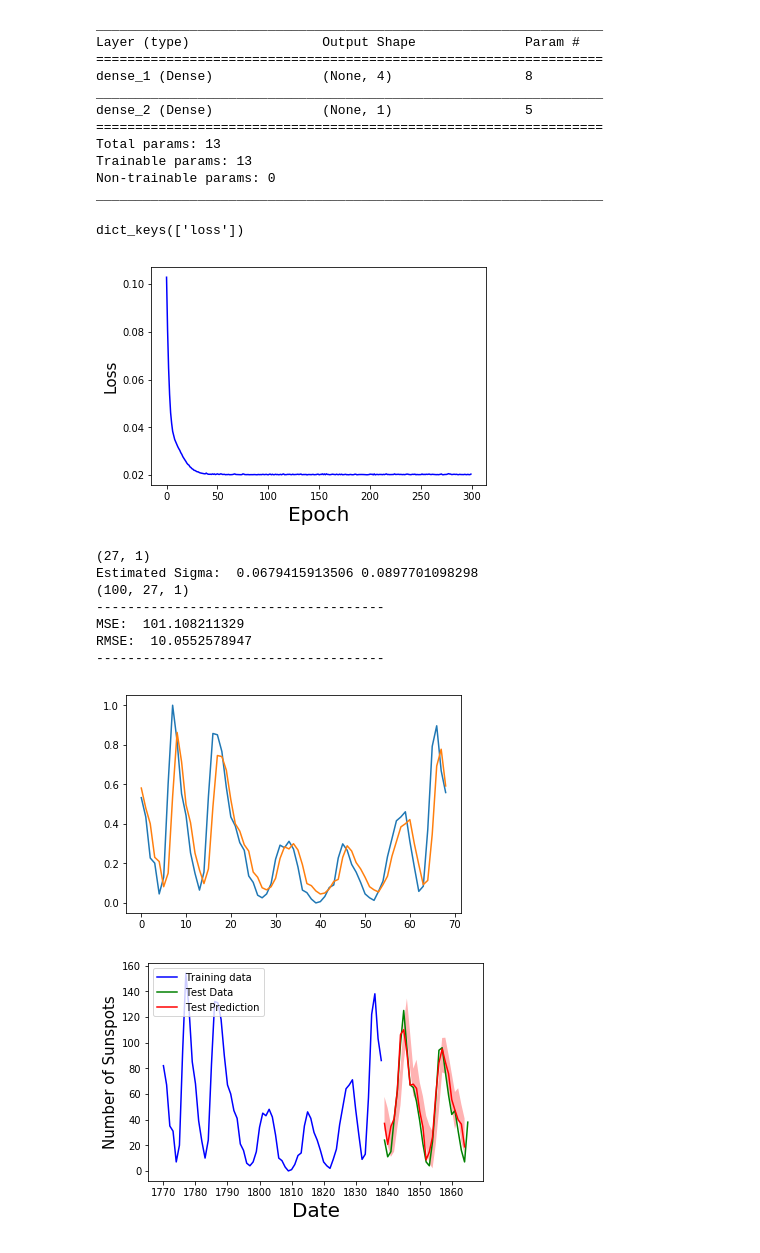
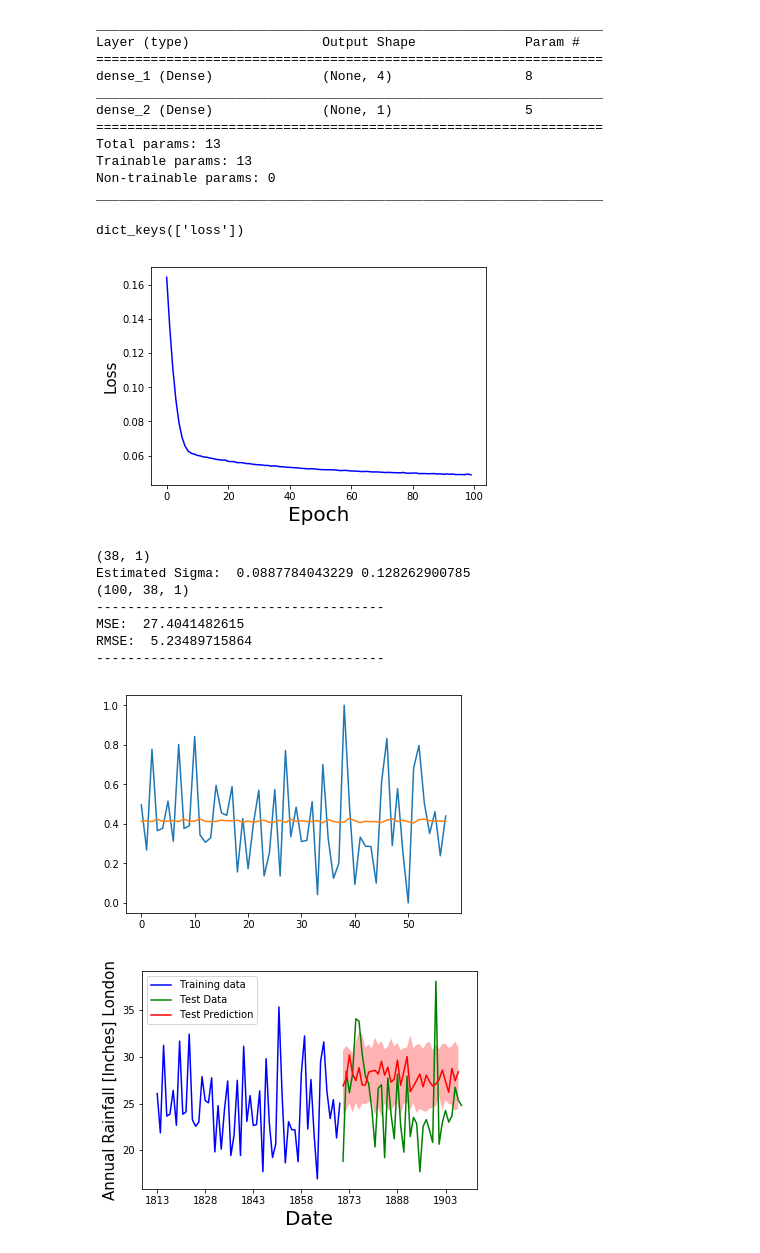
Before and after one commit to OscarJHernandez/udacity_2018_ml_nanodegree, a Jupyter notebook: capstone_project/code/Time Series with FNN.ipynb, the cells around one changed output. Drawn from its saved outputs; the diff is of its cells as text; code cells hidden in the pictures.

```diff
--- a/capstone_project/code/Time Series with FNN.ipynb
+++ b/capstone_project/code/Time Series with FNN.ipynb
@@ -15,8 +15,9 @@ Using TensorFlow backend.
 # %%
 # First we read in the airline passenger
 #fileName = "data/international-airline-passengers.csv"
-fileName = "data/wolfer-sunspot-numbers-1770-to-1.csv"
+#fileName = "data/wolfer-sunspot-numbers-1770-to-1.csv"
 #fileName ='data/EURUSD_15m_BID_01.01.2010-31.12.2016.csv'
+fileName ='data/total-annual-rainfall-in-inches-.csv'
 
 # Load the data
 df = pd.read_csv(fileName, engine='python', skipfooter=3)
@@ -29,6 +30,8 @@ elif(fileName=='data/wolfer-sunspot-numbers-1770-to-1.csv'):
 elif(fileName=='data/EURUSD_15m_BID_01.01.2010-31.12.2016.csv'):
     time_column_name='Time'
     df = df[['Time', 'Close']].copy()
+elif(fileName=='data/total-annual-rainfall-in-inches-.csv'):
+    time_column_name='Year'
 
 df[time_column_name]=pd.to_datetime(df[time_column_name], format='%Y-%m-%d')
 df.set_index([time_column_name], inplace=True)
@@ -58,7 +61,7 @@ elif(fileName=='data/wolfer-sunspot-numbers-1770-to-1.csv'):
     number_of_epochs=300
 
 
-elif('data/international-airline-passengers.csv'):
+elif(fileName=='data/international-airline-passengers.csv'):
     time_vals = df[df.index[0]:df.index[len(df)-1]]
     data = df.values
     data = data.astype('float32')
@@ -68,6 +71,17 @@ elif('data/international-airline-passengers.csv'):
     train_data =  data[0:split,:]
     test_data = data[split:,:]
     number_of_epochs=300
+
+elif(fileName=='data/total-annual-rainfall-in-inches-.csv'):
+    time_vals = df[df.index[0]:df.index[len(df)-1]]
+    data = df.values
+    data = data.astype('float32')
+
+    # Now we split the data and apply the data scalar
+    split = 60
+    train_data =  data[0:split,:]
+    test_data = data[split:,:]
+    number_of_epochs=100
 
 
 print("train data", train_data.shape)
@@ -170,6 +184,8 @@ elif(fileName=='data/wolfer-sunspot-numbers-1770-to-1.csv'):
     loss_label = 'Loss_sunspot.pdf'
 elif(fileName=='data/EURUSD_15m_BID_01.01.2010-31.12.2016.csv'):
     loss_label = 'Loss_EURUSD.pdf'
+elif(fileName=='data/total-annual-rainfall-in-inches-.csv'):
+    loss_label = 'Loss_rainfall.pdf'
 
 plt.plot()
 plt.plot(history.history['loss'],color='b')
@@ -179,7 +195,7 @@ plt.savefig(loss_label,bboxes='tight')
 plt.show()
 # %% [output]
 dict_keys(['loss'])
-[figure, old version]
+[figure, new version]
 # %%
 # generate predictions for training
 uncertainty_samples = 100
@@ -254,46 +270,50 @@ train_predict = invert_scaling(train_predict,train_min,train_max)
 x_test = range(len(y_train),len(y_train)+len(y_test))
 x = range(len(y_train),len(y_train)+len(y))
 # %% [output]
-(27, 1)
-Estimated Sigma:  0.0679415913506 0.0897701098298
-(100, 27, 1)
+(38, 1)
+Estimated Sigma:  0.0887784043229 0.128262900785
+(100, 38, 1)
 -------------------------------------
-MSE:  101.108211329
-RMSE:  10.0552578947
+MSE:  27.4041482615
+RMSE:  5.23489715864
 -------------------------------------
-[figure, old version]
+[figure, new version]
 # %%
 
 if(fileName=='data/international-airline-passengers.csv'):
     time_steps = 15
     time_format= "%Y"
     y_label = 'Number of Airline Passengers'
     output_name = 'Airline_Passengers_NN.pdf'
 elif(fileName=='data/wolfer-sunspot-numbers-1770-to-1.csv'):
     time_steps = 10
     time_format= "%Y"
     y_label = 'Number of Sunspots'
     output_name = 'Sunspot_Forecast_NN.pdf'
 elif(fileName=='data/EURUSD_15m_BID_01.01.2010-31.12.2016.csv'):
     time_format= "%m-%H:%M"
     time_steps = 2800
     y_label = 'Exchange Rate EUR/USD'
     output_name = 'EURO_USD_exchange_rate_NN.pdf'
-
+elif(fileName=='data/total-annual-rainfall-in-inches-.csv'):
+    time_format= "%Y"
+    time_steps = 15
+    y_label = 'Annual Rainfall [Inches] London'
+    output_name = 'Annual_Rainfall_NN.pdf'
 
 vals= range(0,len(y_train)+len(y_test),time_steps)
 labels = [time_vals.index[k].strftime(time_format) for k in vals]
 
 
 plt.xticks(vals, labels)
 plt.ylabel(y_label,fontsize=15)
 plt.xlabel('Date',fontsize=20)
 plt.plot(y_train, label='Training data',color='b');
 plt.plot(x_test,y_test.reshape(-1, 1), label='Test Data', color='g')
 plt.plot(x,y, label='Test Prediction', color='red')
 plt.fill_between(x, y_min, y_max, facecolor='red', interpolate=True,alpha=0.3)
 plt.legend(loc=2)
 plt.savefig(output_name,bboxes='tight')
 plt.show()
 # %% [output]
-[figure, old version]
+[figure, new version]
```
Also changed, not shown: parts of 2 cells of this notebook, 13 other files.
